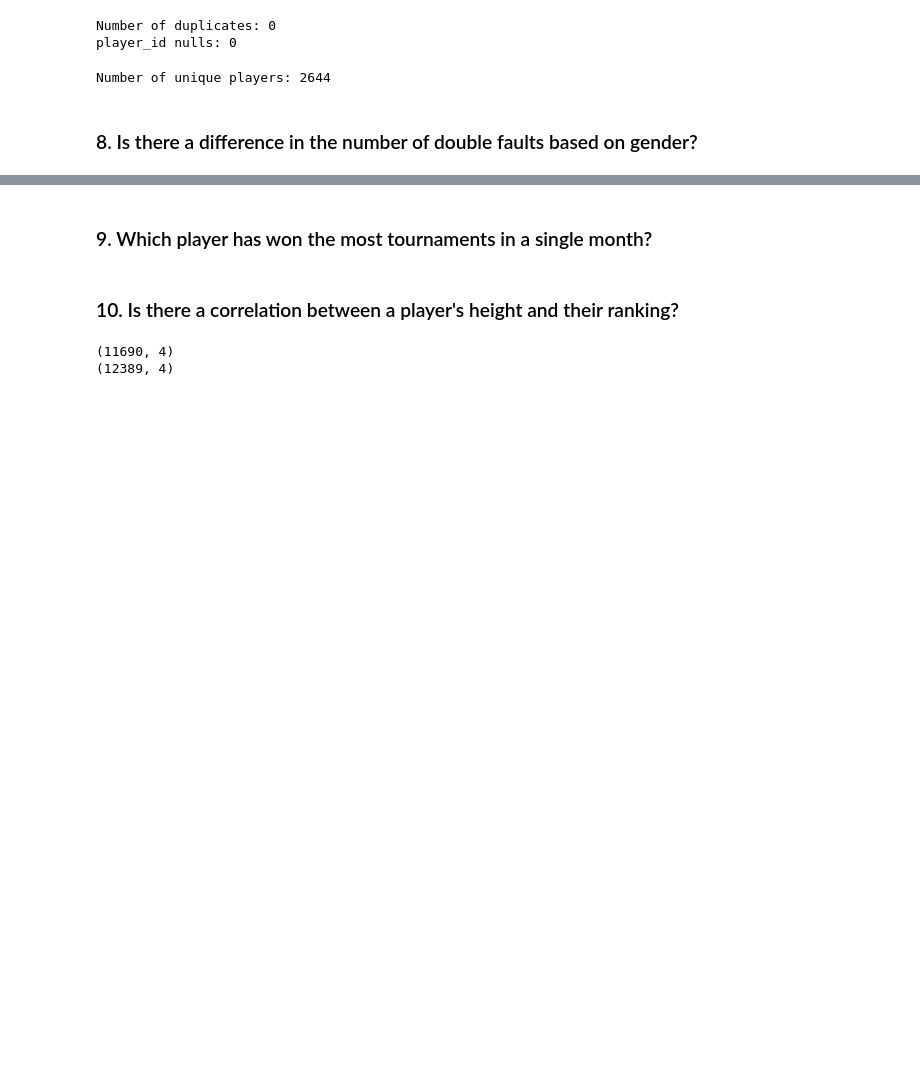
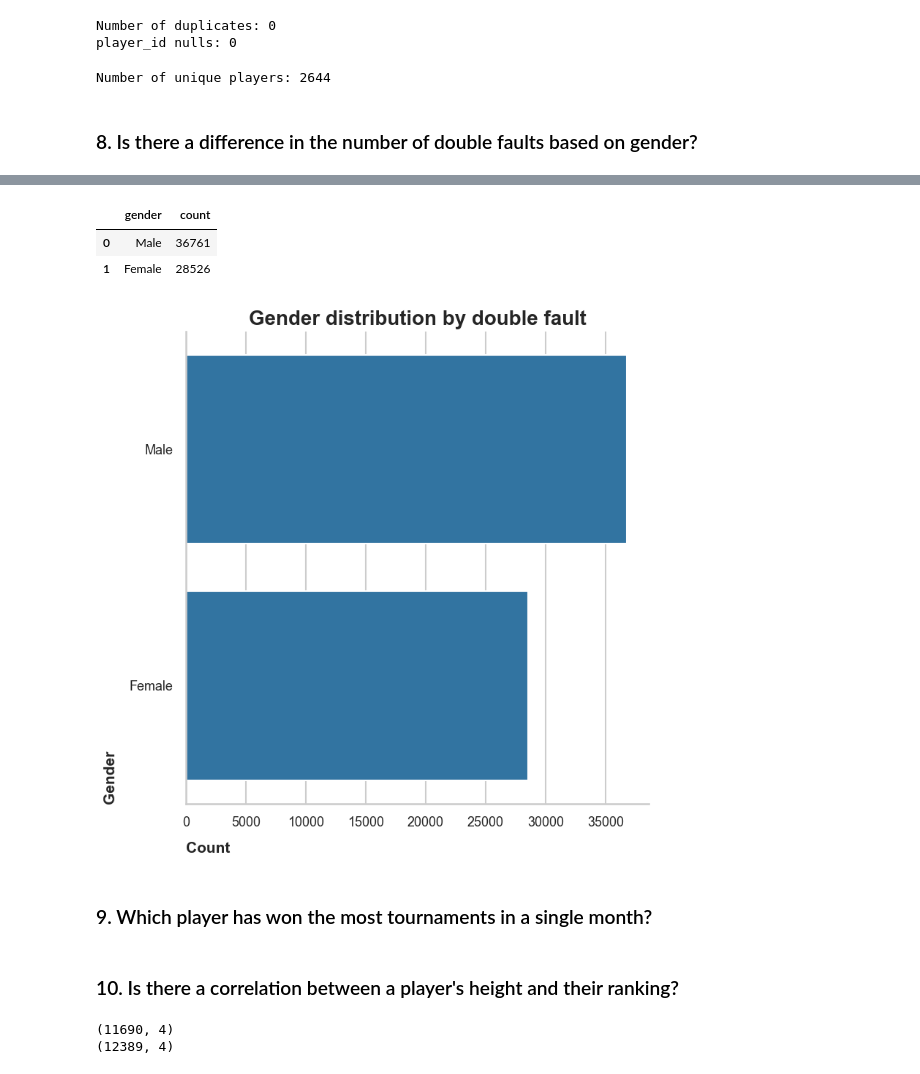
Before and after one commit to ParsaDEV15/Tennis-Project, a Jupyter notebook: notebooks/parsa_analysis_8_12.ipynb, the cells around one changed output, grey strips where cells are left out. Drawn from its saved outputs; the diff is of its cells as text; code cells hidden in the pictures; blank space fills up the shorter version.

```diff
--- a/notebooks/parsa_analysis_8_12.ipynb
+++ b/notebooks/parsa_analysis_8_12.ipynb
@@ -54,0 +73,3 @@ del match_home_df, match_away_team_df, concat_df
+# %%
+concat_home_away_df = pd.concat([match_away_df, match_home_df])
+concat_home_away_df.head()
@@ -54,0 +83,27 @@ del match_home_df, match_away_team_df, concat_df
+# %%
+statistics_df_filtered = statistics_df.loc[
+    statistics_df['statistic_name'] == 'double_faults'
+]
+# %%
+stats_matches_merged = pd.merge(statistics_df_filtered, concat_home_away_df, how='inner', on='match_id')
+# %%
+double_fault_dist_gender_df = stats_matches_merged['gender'].value_counts().reset_index()
+double_fault_dist_gender_df['gender'] = double_fault_dist_gender_df['gender'].map({'M': 'Male', 'F': 'Female'})
+double_fault_dist_gender_df
+# %% [output]
+|  | gender | count |
+| 0 | Male | 36761 |
+| 1 | Female | 28526 |
+# %%
+plt.figure(figsize=(8, 8))
+sns.barplot(double_fault_dist_gender_df, x='count', y='gender')
+plt.title(f'Gender distribution by double fault', fontweight='bold', fontsize=20)
+plt.xlabel('Count', fontsize=15, fontweight='bold', loc='left', labelpad=12)
+plt.ylabel('Gender', fontsize=15, fontweight='bold', loc='bottom', labelpad=12)
+plt.xticks(fontsize=13)
+plt.yticks(fontsize=13)
+sns.despine()
+plt.tight_layout()
+plt.show()
+# %% [output]
+[figure, added]
```
Also changed, not shown: parts of 6 cells of this notebook.
